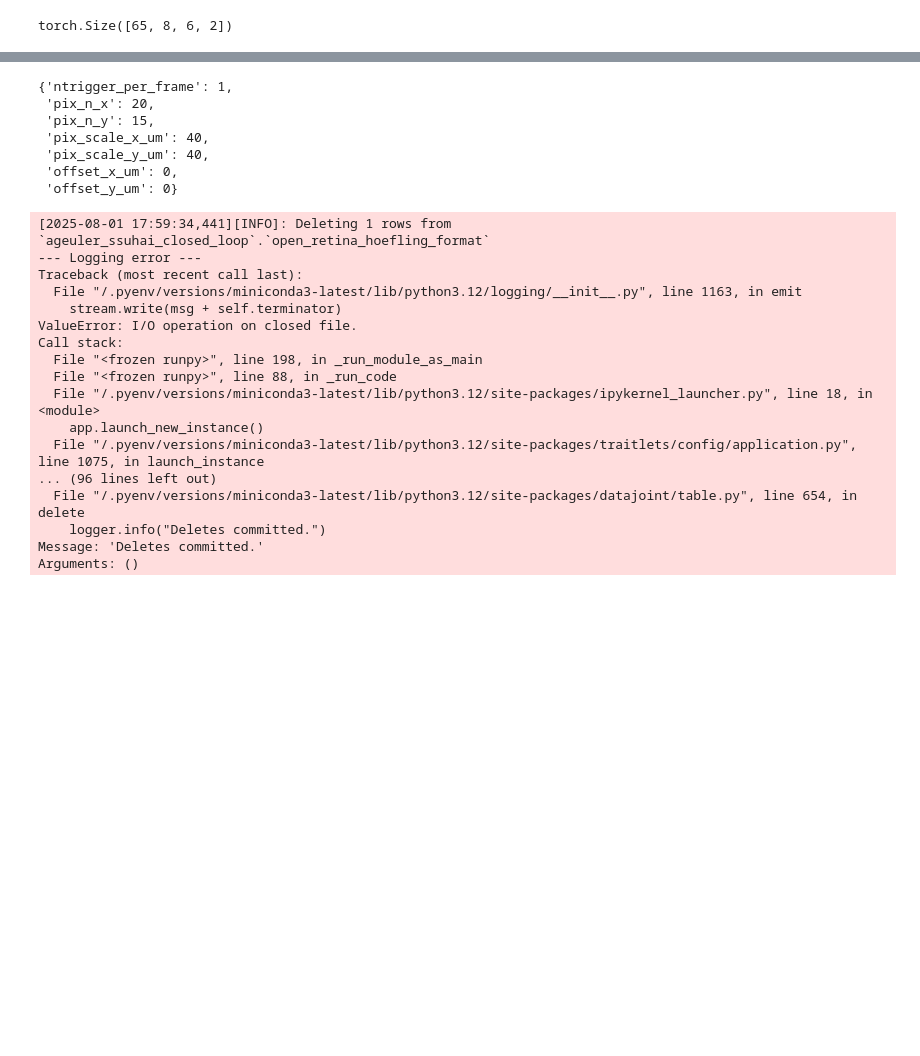
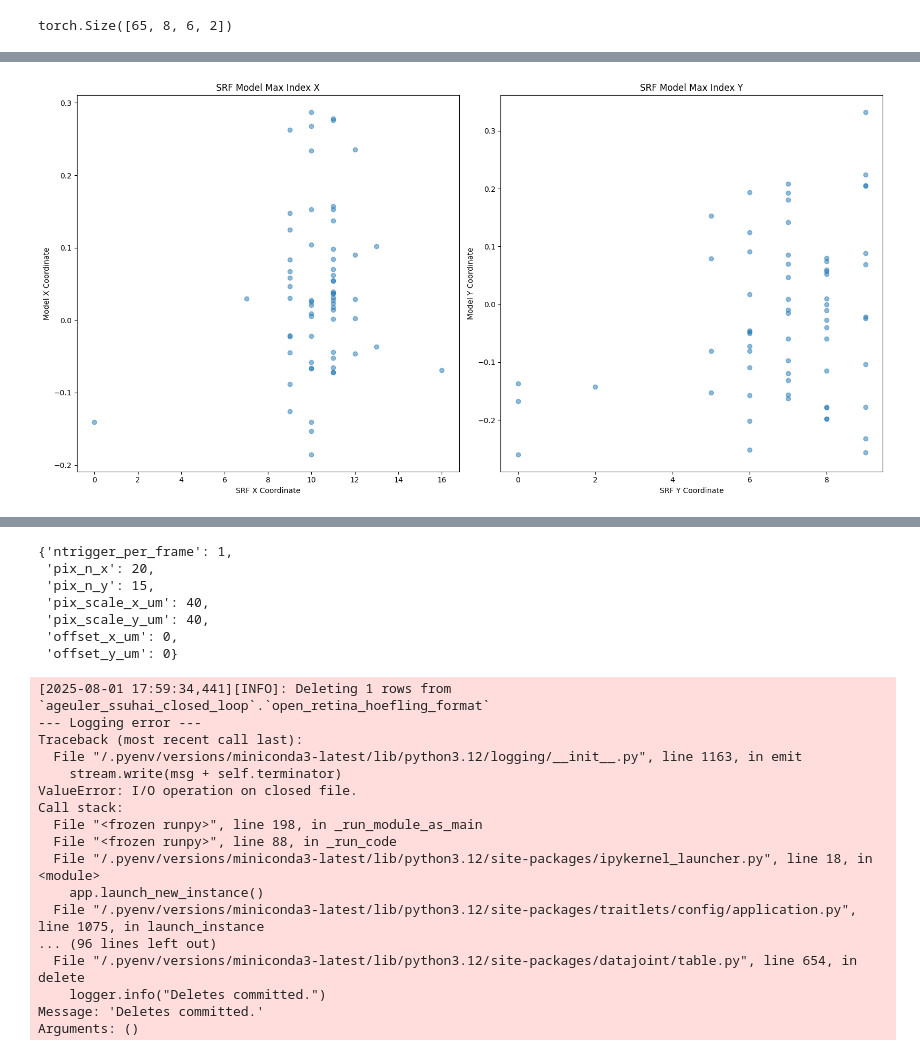
Before and after one commit to SamuelSuhai/model_in_the_loop, a Jupyter notebook: notebooks/gui/visualization_gui_experiments.ipynb, the cells around one changed output, grey strips where cells are left out. Drawn from its saved outputs; the diff is of its cells as text; code cells hidden in the pictures; blank space fills up the shorter version.

```diff
--- a/notebooks/gui/visualization_gui_experiments.ipynb
+++ b/notebooks/gui/visualization_gui_experiments.ipynb
@@ -303,6 +295,49 @@ compare_srf_with_mei(17)
 srf = (dj_table_holder("SplitRF")() & {"roi_id": 29}).fetch1("srf")
 idx_srf_max = np.argmax(np.abs(srf))
 reshaped_idx_max = np.unravel_index(idx_srf_max, srf.shape)
+# %%
+def plot_srf_mask_mean_scatter():
+    """Plots a scatterplot to compare the SRF and mask mean coordinates."""
+    all_x_coords_srf = []
+    all_y_coords_srf = []
+    all_x_coords_model = []
+    all_y_coords_model = []
+
+    for idx in range(len(randomp_seed_mei_wrapper.rois_after_filtering)):
+        roi = randomp_seed_mei_wrapper.rois_after_filtering[idx]
+        srf = (dj_table_holder("SplitRF")() & {"roi_id": roi}).fetch1("srf")
+        mask_mean = randomp_seed_mei_wrapper.model.readout['online_session_1_ventral1_20200226'].mask_mean[idx].detach().cpu().numpy()
+
+        # get the max index of the srf
+        idx_srf_max = np.argmax(np.abs(srf))
+        reshaped_idx_max = np.unravel_index(idx_srf_max, srf.shape)
+
+        x_srf, y_srf = reshaped_idx_max
+        x_model, y_model = mask_mean
+
+        all_x_coords_srf.append(x_srf)
+        all_y_coords_srf.append(y_srf)
+        all_x_coords_model.append(x_model)
+        all_y_coords_model.append(y_model)
+
+    # plot the scatter plot
+    fig, ax = plt.subplots(1, 2, figsize=(16, 8))
+    ax[0].scatter(all_x_coords_srf, all_x_coords_model, alpha=0.5)
+    ax[0].set_title('SRF Model Max Index X')
+    ax[0].set_xlabel('SRF X Coordinate')
+    ax[0].set_ylabel('Model X Coordinate')
+
+    ax[1].scatter(all_y_coords_srf, all_y_coords_model, alpha=0.5)
+    ax[1].set_title('SRF Model Max Index Y')
+    ax[1].set_xlabel('SRF Y Coordinate')
+    ax[1].set_ylabel('Model Y Coordinate')
+
+    plt.tight_layout()
+    plt.show()
+
+plot_srf_mask_mean_scatter()
+# %% [output]
+[figure, added]
 # %%
 def plot_srf_mei_scatter():
     all_x_coords_srf = []
```
Also changed, not shown: parts of 13 cells of this notebook, 4 other files.
